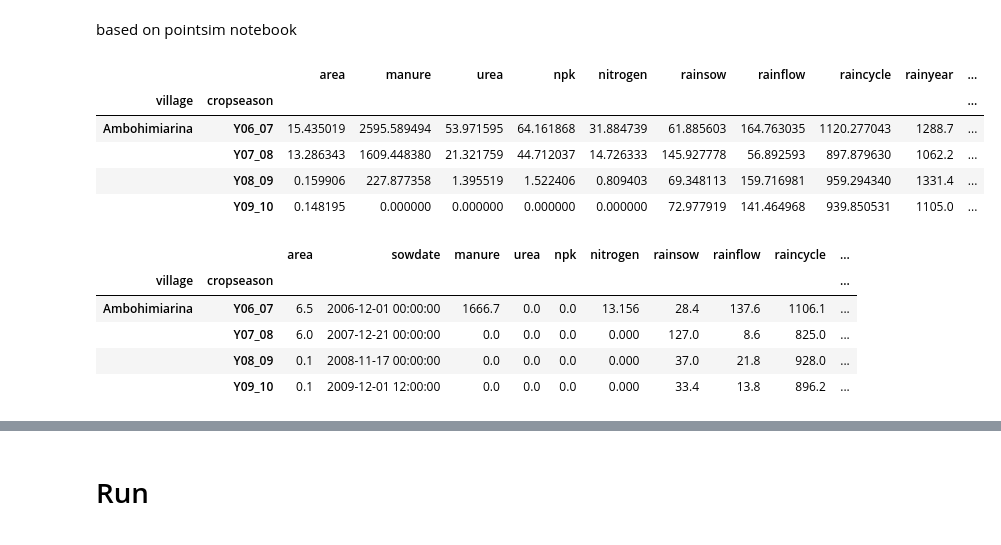
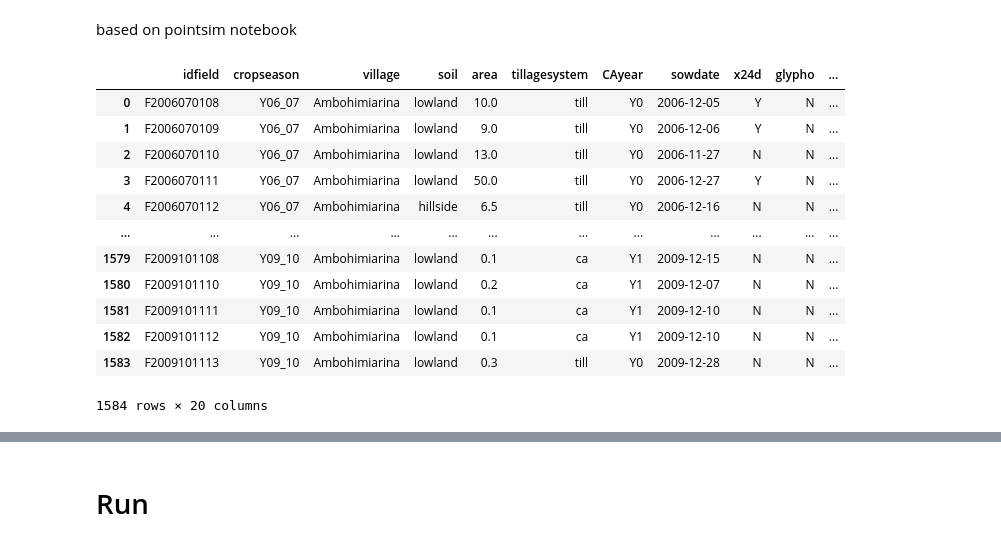
Before and after one commit to SARRA-cropmodels/SARRA-Py, a Jupyter notebook: notebooks/rice_calibration/SARRA-Py_pointsim.ipynb, the cells around one changed output, grey strips where cells are left out. Cells and saved outputs as stored; diff of their text form; code cells hidden in the pictures.

Commit message:
checkpoint on notebook aiming at performing calibration via optimization from Bruelle Madagascar dataset

```diff
--- a/notebooks/rice_calibration/SARRA-Py_pointsim.ipynb
+++ b/notebooks/rice_calibration/SARRA-Py_pointsim.ipynb
@@ -14,17 +14,24 @@ import io
 sys.path.append("../../src/")
 from sarra_py import *
 # %%
-#databse bruelle
+# databse bruelle
 from datetime import datetime as dt
 observations = pd.read_csv("../../data/observations/2006-2010_database_bvlac_bruelle.csv",sep=";")
 observations = observations[observations["village"]=="Ambohimiarina"].reset_index(drop=True)
-observations["sowdate"] = observations.apply(lambda x: dt.strptime(x["sowdate"],"%Y-%m-%d"), axis=1)
-# observations
-observations.groupby(["village","cropseason"]).mean()
+observations["sowdate"] = observations.apply(lambda x: dt.strptime(x["sowdate"],"%Y-%m-%d").date(), axis=1)
+observations["DOY"] = observations.apply(lambda x: x["sowdate"].timetuple().tm_yday, axis=1)
+observations
 # %% [output]
-|  |  | area | manure | urea | npk | nitrogen | rainsow | rainflow | raincycle | rainyear | ... |
-| village | cropseason |  |  |  |  |  |  |  |  |  | ... |
-| Ambohimiarina | Y06_07 | 15.435019 | 2595.589494 | 53.971595 | 64.161868 | 31.884739 | 61.885603 | 164.763035 | 1120.277043 | 1288.7 | ... |
-|  | Y07_08 | 13.286343 | 1609.448380 | 21.321759 | 44.712037 | 14.726333 | 145.927778 | 56.892593 | 897.879630 | 1062.2 | ... |
-|  | Y08_09 | 0.159906 | 227.877358 | 1.395519 | 1.522406 | 0.809403 | 69.348113 | 159.716981 | 959.294340 | 1331.4 | ... |
-|  | Y09_10 | 0.148195 | 0.000000 | 0.000000 | 0.000000 | 0.000000 | 72.977919 | 141.464968 | 939.850531 | 1105.0 | ... |
+|  | idfield | cropseason | village | soil | area | tillagesystem | CAyear | sowdate | x24d | glypho | ... |
+| 0 | F2006070108 | Y06_07 | Ambohimiarina | lowland | 10.0 | till | Y0 | 2006-12-05 | Y | N | ... |
+| 1 | F2006070109 | Y06_07 | Ambohimiarina | lowland | 9.0 | till | Y0 | 2006-12-06 | Y | N | ... |
+| 2 | F2006070110 | Y06_07 | Ambohimiarina | lowland | 13.0 | till | Y0 | 2006-11-27 | N | N | ... |
+| 3 | F2006070111 | Y06_07 | Ambohimiarina | lowland | 50.0 | till | Y0 | 2006-12-27 | Y | N | ... |
+| 4 | F2006070112 | Y06_07 | Ambohimiarina | hillside | 6.5 | till | Y0 | 2006-12-16 | N | N | ... |
+| ... | ... | ... | ... | ... | ... | ... | ... | ... | ... | ... | ... |
+| 1579 | F2009101108 | Y09_10 | Ambohimiarina | lowland | 0.1 | ca | Y1 | 2009-12-15 | N | N | ... |
+| 1580 | F2009101110 | Y09_10 | Ambohimiarina | lowland | 0.2 | ca | Y1 | 2009-12-07 | N | N | ... |
+| 1581 | F2009101111 | Y09_10 | Ambohimiarina | lowland | 0.1 | ca | Y1 | 2009-12-10 | N | N | ... |
+| 1582 | F2009101112 | Y09_10 | Ambohimiarina | lowland | 0.1 | ca | Y1 | 2009-12-10 | N | N | ... |
+| 1583 | F2009101113 | Y09_10 | Ambohimiarina | lowland | 0.3 | till | Y0 | 2009-12-28 | N | N | ... |
+1584 rows × 20 columns
@@ -33,9 +37,0 @@ observations["DOY"] = observations.apply(lambda x: x["sowdate"].timetuple().tm_y
-# %%
-observations.groupby(["village","cropseason"]).quantile(0.25)
-# %% [output]
-|  |  | area | sowdate | manure | urea | npk | nitrogen | rainsow | rainflow | raincycle | ... |
-| village | cropseason |  |  |  |  |  |  |  |  |  | ... |
-| Ambohimiarina | Y06_07 | 6.5 | 2006-12-01 00:00:00 | 1666.7 | 0.0 | 0.0 | 13.156 | 28.4 | 137.6 | 1106.1 | ... |
-|  | Y07_08 | 6.0 | 2007-12-21 00:00:00 | 0.0 | 0.0 | 0.0 | 0.000 | 127.0 | 8.6 | 825.0 | ... |
-|  | Y08_09 | 0.1 | 2008-11-17 00:00:00 | 0.0 | 0.0 | 0.0 | 0.000 | 37.0 | 21.8 | 928.0 | ... |
-|  | Y09_10 | 0.1 | 2009-12-01 12:00:00 | 0.0 | 0.0 | 0.0 | 0.000 | 33.4 | 13.8 | 896.2 | ... |
```
Also changed, not shown: parts of 25 cells of this notebook.
